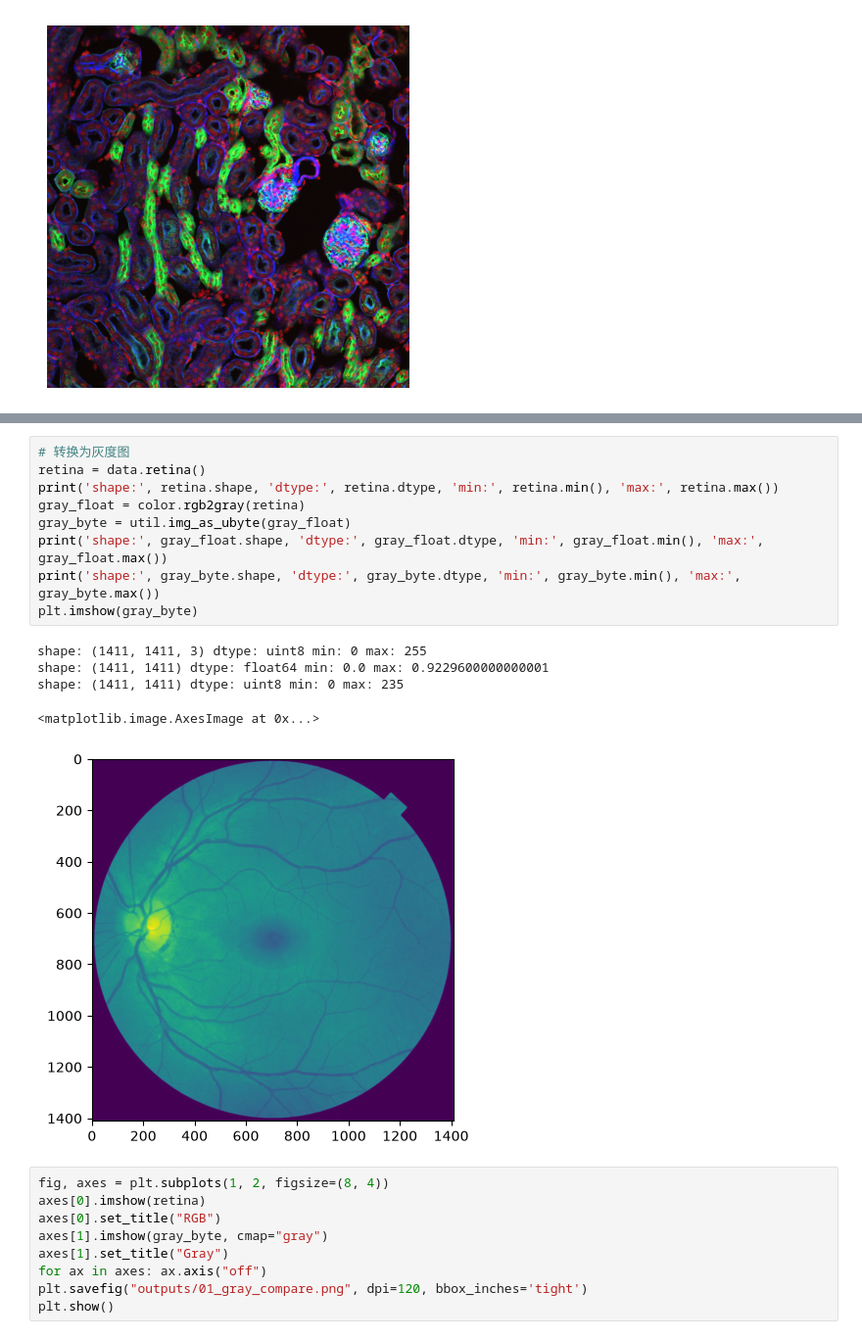
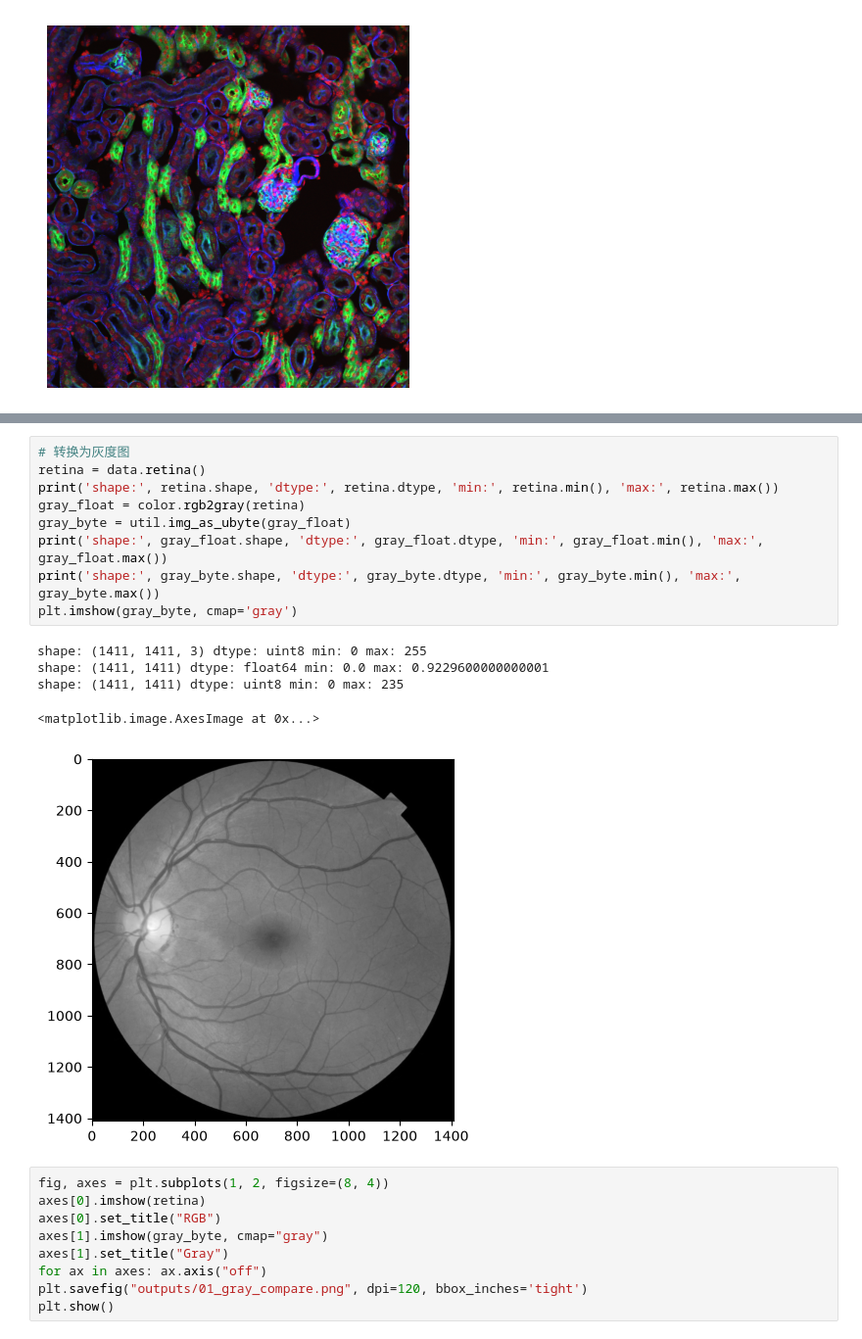
Before and after one commit to sang-353/Deep-learning, a Jupyter notebook: pytorch/image_processing/image_processing.ipynb, the cells around one changed output, grey strips where cells are left out. Shown at 98% size. Saved outputs shown, nothing was run; the diff lists cells and outputs as text.

Commit message:
feat: 完成第一阶段基础图像处理练习（scikit-image 与 OpenCV 对照）

```diff
--- a/pytorch/image_processing/image_processing.ipynb
+++ b/pytorch/image_processing/image_processing.ipynb
@@ -56,18 +154,18 @@ print("和原图一样吗？", np.array_equal(slice_u8, back))
 # %%
 # 转换为灰度图
 retina = data.retina()
 print('shape:', retina.shape, 'dtype:', retina.dtype, 'min:', retina.min(), 'max:', retina.max())
 gray_float = color.rgb2gray(retina)
 gray_byte = util.img_as_ubyte(gray_float)
 print('shape:', gray_float.shape, 'dtype:', gray_float.dtype, 'min:', gray_float.min(), 'max:', gray_float.max())
 print('shape:', gray_byte.shape, 'dtype:', gray_byte.dtype, 'min:', gray_byte.min(), 'max:', gray_byte.max())
-plt.imshow(gray_byte)
+plt.imshow(gray_byte, cmap='gray')
 # %% [output]
 shape: (1411, 1411, 3) dtype: uint8 min: 0 max: 255
 shape: (1411, 1411) dtype: float64 min: 0.0 max: 0.9229600000000001
 shape: (1411, 1411) dtype: uint8 min: 0 max: 235
 <matplotlib.image.AxesImage at 0x...>
-[figure, old version]
+[figure, new version]
 # %%
 fig, axes = plt.subplots(1, 2, figsize=(8, 4))
 axes[0].imshow(retina)
```
Also changed, not shown: parts of 21 cells of this notebook.
